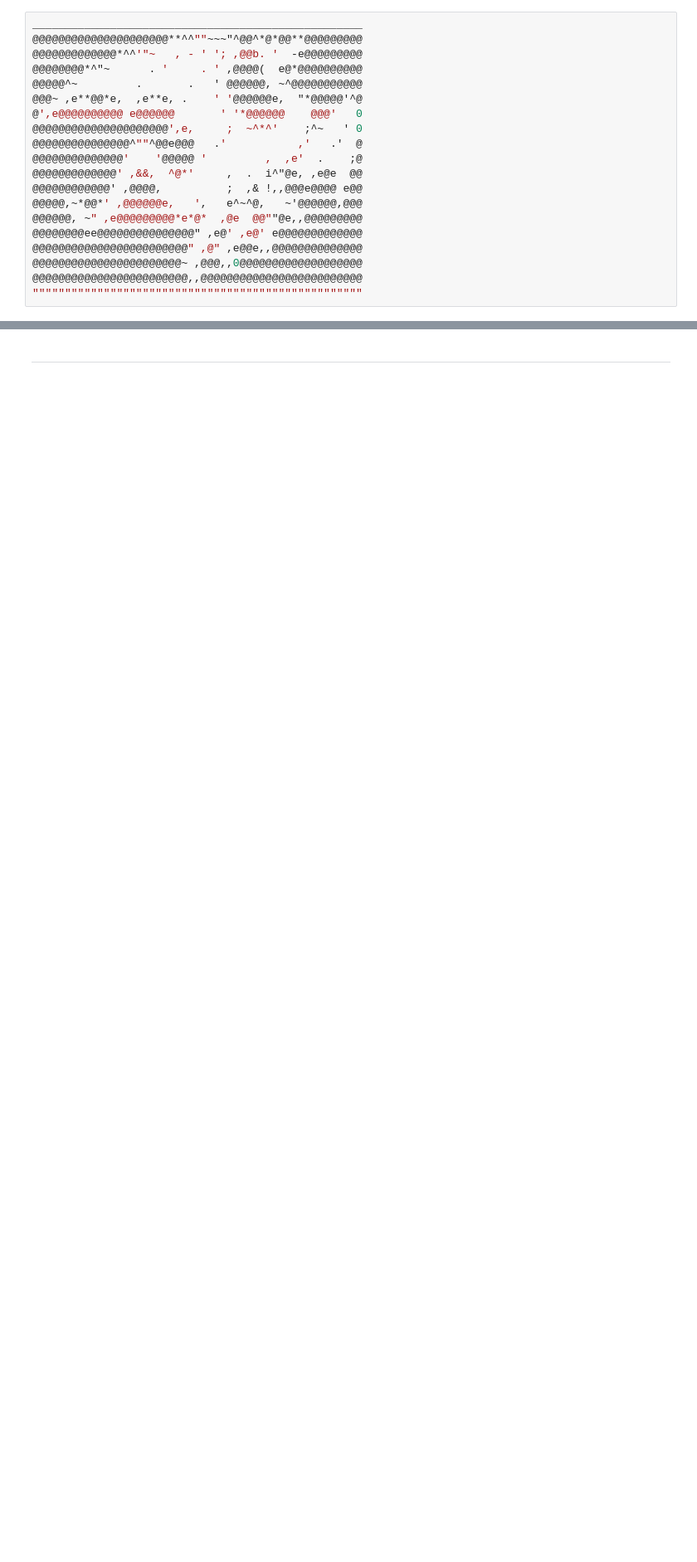
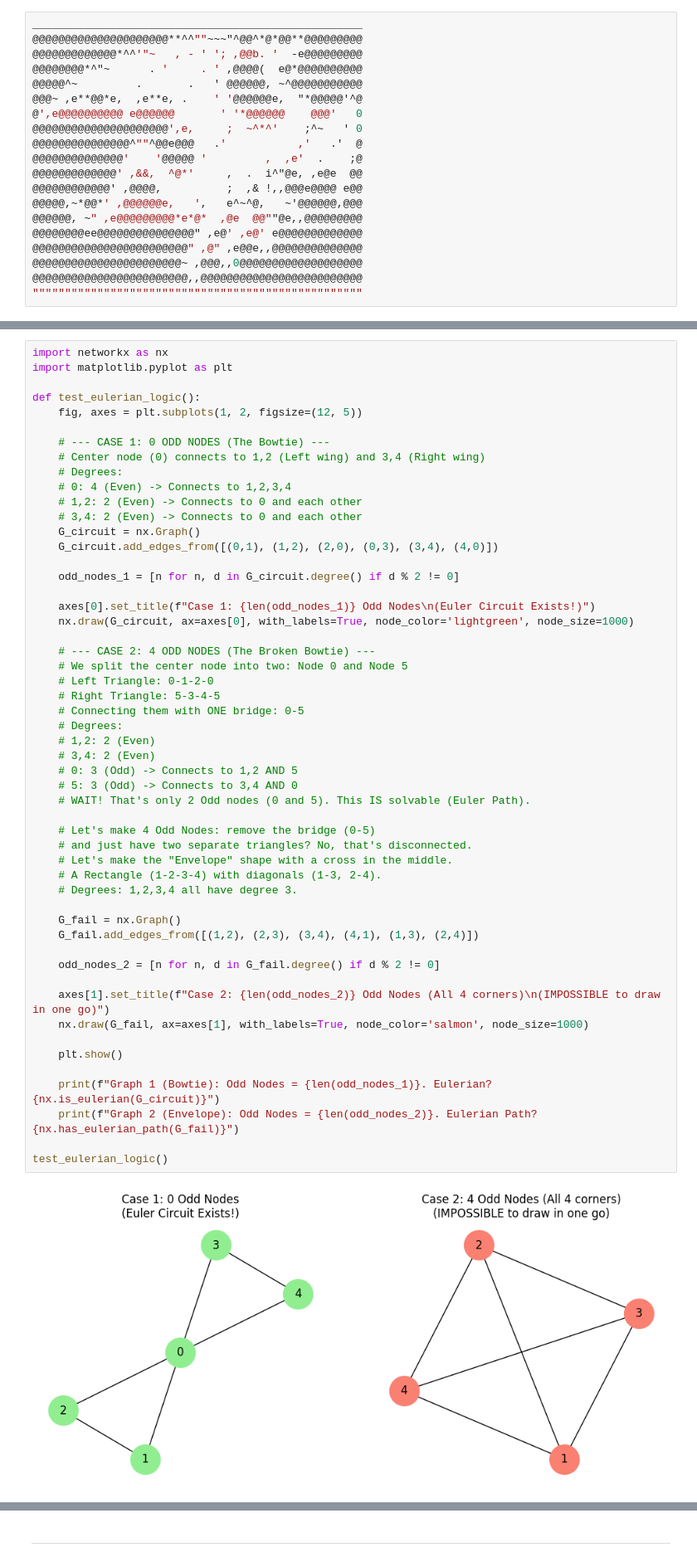
Before and after one commit to Ice-Citron/Project-Liberty, a Jupyter notebook: Copied/40008-Graphs-&-Algorithms/23-Jan.ipynb, the cells around one changed output, grey strips where cells are left out. Shown at 83% size. Saved outputs shown, nothing was run; the diff lists cells and outputs as text; blank space fills up the shorter version.

```diff
--- a/Copied/40008-Graphs-&-Algorithms/23-Jan.ipynb
+++ b/Copied/40008-Graphs-&-Algorithms/23-Jan.ipynb
@@ -1724,0 +1961,55 @@ ___________________________________________________
+# %%
+import networkx as nx
+import matplotlib.pyplot as plt
+
+def test_eulerian_logic():
+    fig, axes = plt.subplots(1, 2, figsize=(12, 5))
+
+    # --- CASE 1: 0 ODD NODES (The Bowtie) ---
+    # Center node (0) connects to 1,2 (Left wing) and 3,4 (Right wing)
+    # Degrees:
+    # 0: 4 (Even) -> Connects to 1,2,3,4
+    # 1,2: 2 (Even) -> Connects to 0 and each other
+    # 3,4: 2 (Even) -> Connects to 0 and each other
+    G_circuit = nx.Graph()
+    G_circuit.add_edges_from([(0,1), (1,2), (2,0), (0,3), (3,4), (4,0)])
+
+    odd_nodes_1 = [n for n, d in G_circuit.degree() if d % 2 != 0]
+
+    axes[0].set_title(f"Case 1: {len(odd_nodes_1)} Odd Nodes\n(Euler Circuit Exists!)")
+    nx.draw(G_circuit, ax=axes[0], with_labels=True, node_color='lightgreen', node_size=1000)
+
+    # --- CASE 2: 4 ODD NODES (The Broken Bowtie) ---
+    # We split the center node into two: Node 0 and Node 5
+    # Left Triangle: 0-1-2-0
+    # Right Triangle: 5-3-4-5
+    # Connecting them with ONE bridge: 0-5
+    # Degrees:
+    # 1,2: 2 (Even)
+    # 3,4: 2 (Even)
+    # 0: 3 (Odd) -> Connects to 1,2 AND 5
+    # 5: 3 (Odd) -> Connects to 3,4 AND 0
+    # WAIT! That's only 2 Odd nodes (0 and 5). This IS solvable (Euler Path).
+
+    # Let's make 4 Odd Nodes: remove the bridge (0-5)
+    # and just have two separate triangles? No, that's disconnected.
+    # Let's make the "Envelope" shape with a cross in the middle.
+    # A Rectangle (1-2-3-4) with diagonals (1-3, 2-4).
+    # Degrees: 1,2,3,4 all have degree 3.
+
+    G_fail = nx.Graph()
+    G_fail.add_edges_from([(1,2), (2,3), (3,4), (4,1), (1,3), (2,4)])
+
+    odd_nodes_2 = [n for n, d in G_fail.degree() if d % 2 != 0]
+
+    axes[1].set_title(f"Case 2: {len(odd_nodes_2)} Odd Nodes (All 4 corners)\n(IMPOSSIBLE to draw in one go)")
+    nx.draw(G_fail, ax=axes[1], with_labels=True, node_color='salmon', node_size=1000)
+
+    plt.show()
+
+    print(f"Graph 1 (Bowtie): Odd Nodes = {len(odd_nodes_1)}. Eulerian? {nx.is_eulerian(G_circuit)}")
+    print(f"Graph 2 (Envelope): Odd Nodes = {len(odd_nodes_2)}. Eulerian Path? {nx.has_eulerian_path(G_fail)}")
+
+test_eulerian_logic()
+# %% [output]
+[figure, added]
```
Also changed, not shown: parts of 19 cells of this notebook.
